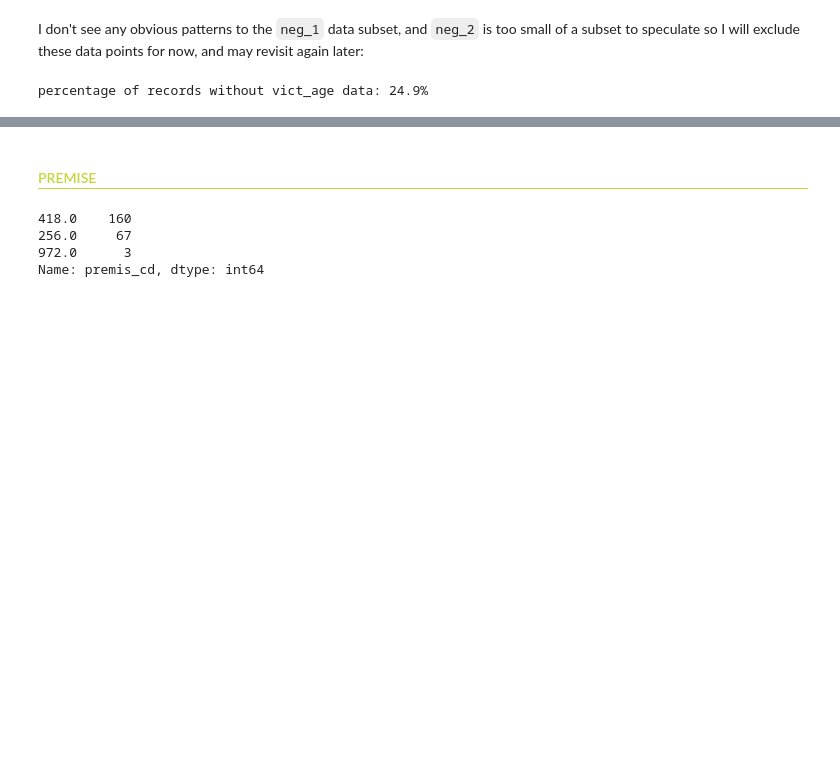
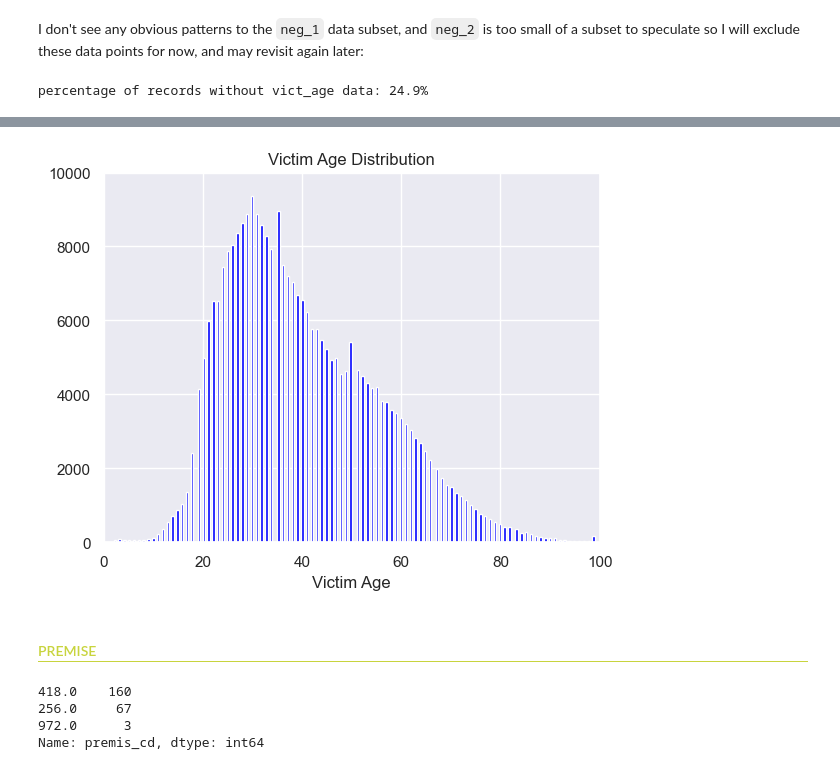
Before and after one commit to jdormaar/Boardgame_Preferences_Predictive_Analysis, a Jupyter notebook: Competitions/Analyzing Crime in LA/Workbook/notebook.ipynb, the cells around one changed output, grey strips where cells are left out. Saved outputs shown, nothing was run; the diff lists cells and outputs as text; code cells hidden in the pictures; blank space fills up the shorter version.

```diff
--- a/Competitions/Analyzing Crime in LA/Workbook/notebook.ipynb
+++ b/Competitions/Analyzing Crime in LA/Workbook/notebook.ipynb
@@ -740,6 +734,12 @@ df_vict = df_vict[df_vict['vict_age']!= 0]
 df_vict = df_vict[df_vict['vict_age']!= -1]
 df_vict = df_vict[df_vict['vict_age']!= -2]
 
+# recall the single vict_age record of 120years old
+df_vict = df_vict[df_vict['vict_age']!= 120]
+
+# Update df_eda.csv
+df.to_csv(f'../data/df_{session}.csv')
+# Save the vict_age focused data to its own file for now as df_vict_eda.csv
 df_vict.to_csv(f'../data/df_vict_{session}.csv', index=False)
 
 df_vict.shape
@@ -748,3 +760,19 @@ df_vict.shape
+# %%
+sns.set_theme()
+sns.set_context("notebook")
+sns.color_palette("bright")
+plt.hist(df_vict['vict_age'], bins=200, color='blue')
+
+
+plt.xlabel('Victim Age')
+plt.title('Victim Age Distribution')
+plt.xlim(0, 100)
+plt.ylim(0, 10000)
+
+plt.savefig(f'../images/vict_age_distn_{session}.png')
+plt.show()
+# %% [output]
+[figure, added]
 # %% [markdown]
 <h4 id= ""; style="color:#c8d43e; text-align:left; padding: 0px; border-bottom: 1px solid #c8d43e;">PREMISE</h4>
 # %%
```
Also changed, not shown: parts of 11 cells of this notebook, 1 other file.
